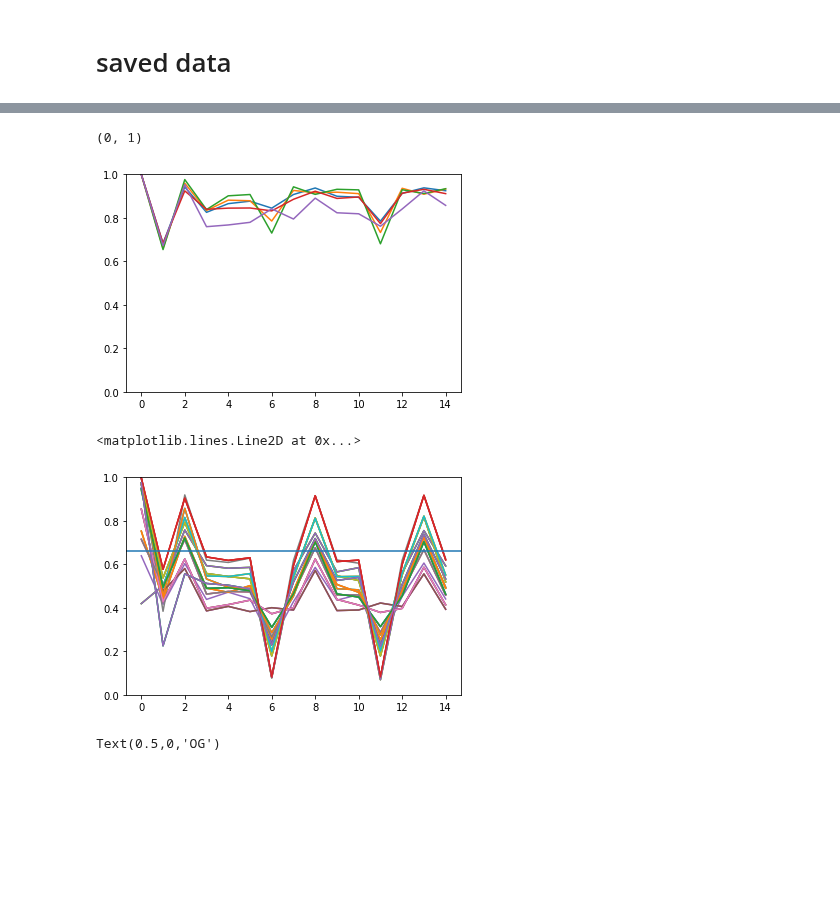
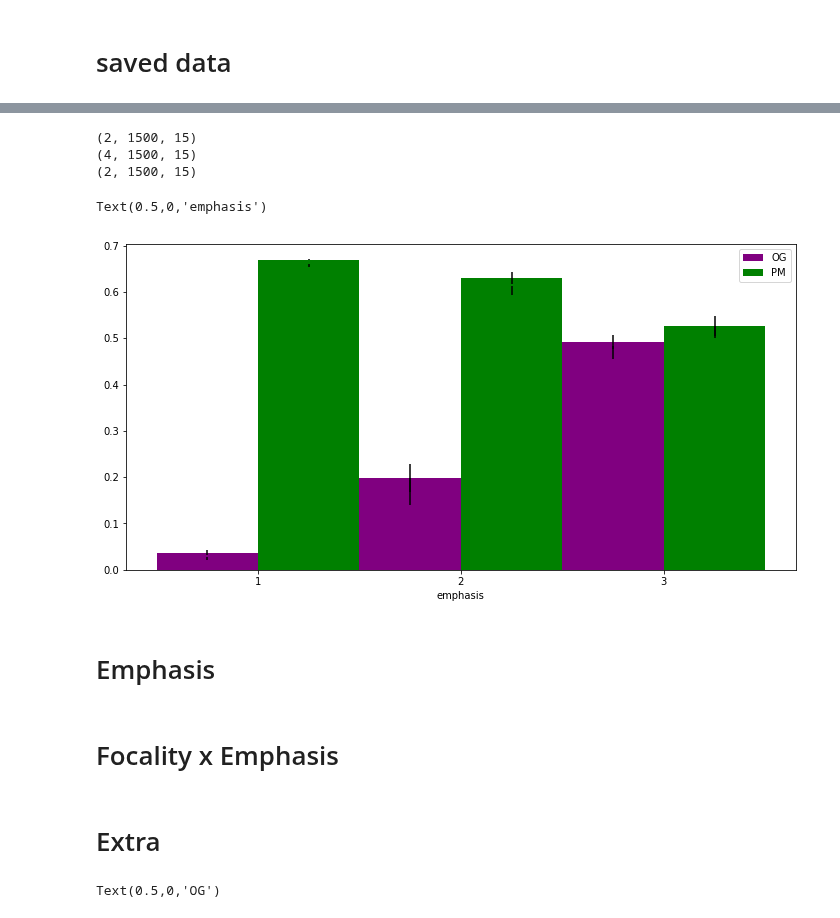
Before and after one commit to andrebeu/PM, a Jupyter notebook: pmtask.ipynb, the cells around one changed output, grey strips where cells are left out. Drawn from its saved outputs; the diff is of its cells as text; code cells hidden in the pictures; blank space fills up the shorter version.

```diff
--- a/pmtask.ipynb
+++ b/pmtask.ipynb
@@ -37,14 +37,3 @@ def load_score(fpath,verb=False):
 
 og_trials = [4,5]
 pm_trials = [6,11]
-# %%
-itr = 400000
-for focal in range(2):
-  fpath = 'purewm_40-focal_%i*%i.npy'%(focal,itr)
-  score = load_score(fpath)
-  acc = score.mean((1))
-  plt.plot(acc.mean(0),label=focal)
-
-plt.legend()
-plt.ylim(0,1)
-plt.axhline(.66)
@@ -73,22 +60,39 @@ model_data/purewm_40-focal_0-pmtrials_3-pmweight_3-trseqlen_25-seed_14-trep_4000
-# %%
-focal=1
-itr=400000
-pmweight=3
-fpath = 'purewm_40-focal_%i*pmweight_%i*%i.npy'%(focal,pmweight,itr)
-score = load_score(fpath,verb=False)
-acc = score.mean(1)
-plt.plot(acc.T)
-plt.ylim(0,1)
-# %% [output]
-(0, 1)
-[figure, removed]
-# %%
-plt.plot(score.mean((1)).T)
-plt.ylim(0,1)
-plt.axhline(.66)
-# %% [output]
-<matplotlib.lines.Line2D at 0x...>
-[figure, removed]
+# %%
+plt.figure(figsize=(12,6))
+ax = plt.gca()
+focal = 0
+pmweight = 3
+seed = "*"
+trep = 700000
+cL = ['purple','g','b','r']
+pmweightL = [1,2,3]
+labL = [['OG','PM'],['_nolegend_','_nolegend_'],['_nolegend_','_nolegend_']]
+for idx,pmweight in enumerate(pmweightL):
+  fpath = "purewm_40-focal_%s-pmtrials_3-pmweight_%s-trseqlen_25-seed_%s-trep_%s.npy"%(
+                focal,pmweight,seed,trep)
+  score = load_score(fpath,verb=False)
+  print(score.shape)
+  for idx2,ttype in enumerate([pm_trials,og_trials]):
+    acc = score[:,:,ttype].mean(1)
+    M = acc.mean(0)
+    S = acc.std(0)/np.sqrt(len(acc))
+    ax.bar(idx+idx2*0.5,M,width=.5,yerr=S,color=cL[idx2],label=labL[idx][idx2])
+plt.legend()
+ax.set_xticks(np.arange(3)+.25)
+ax.set_xticklabels(pmweightL)
+ax.set_xlabel('emphasis')
+# %% [output]
+(2, 1500, 15)
+(4, 1500, 15)
+(2, 1500, 15)
+Text(0.5,0,'emphasis')
+[figure, added]
+# %% [markdown]
+# Emphasis
+# %% [markdown]
+# Focality x Emphasis
+# %% [markdown]
+# Extra
 # %%
 ax = plt.gca()
 mL = ['o',',','v','.']
```
Also changed, not shown: parts of 3 cells of this notebook, 3 other files.
